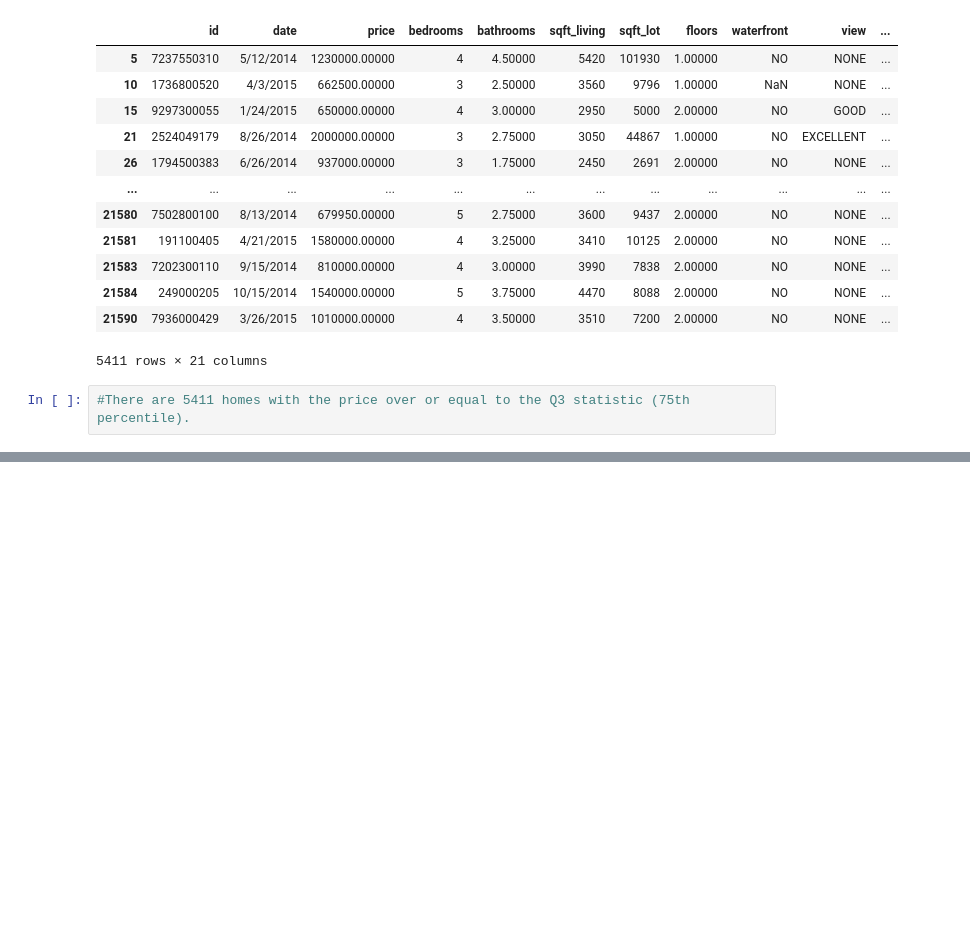
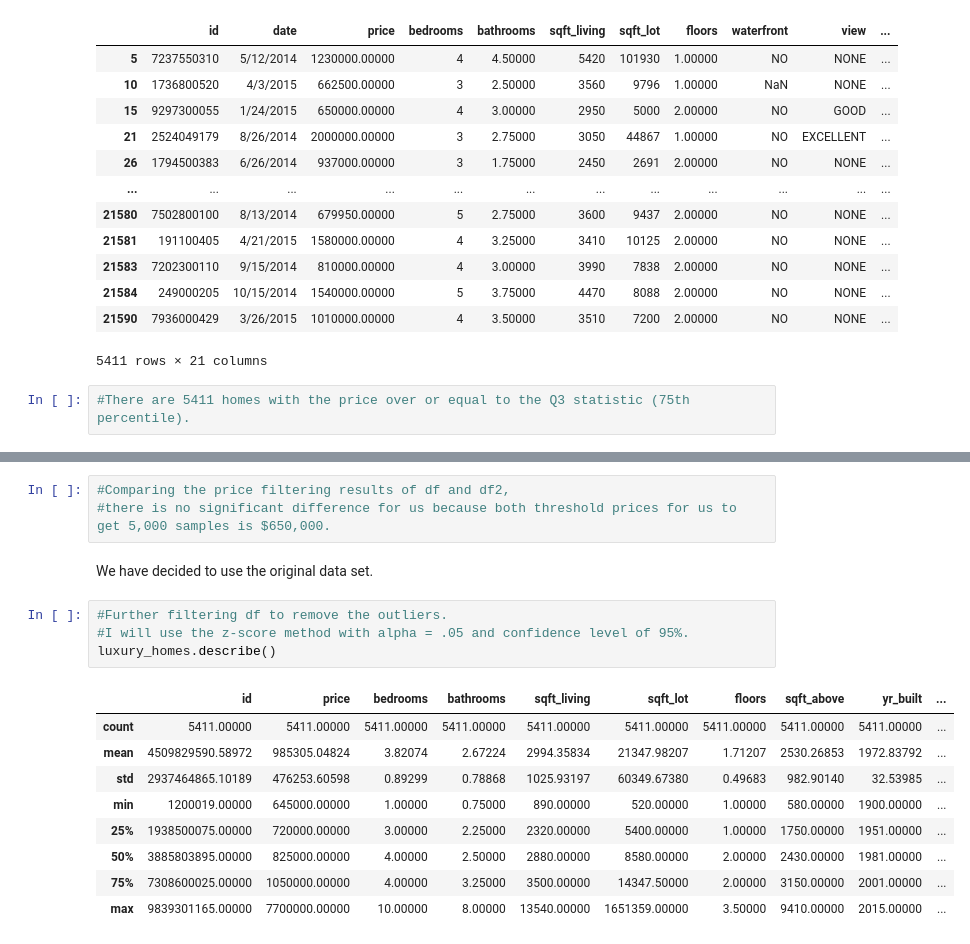
Before and after one commit to henryshin15/king_county_real_estate, a Jupyter notebook: Data_Filtering_Notebook.ipynb, the cells around one changed output, grey strips where cells are left out. Saved outputs shown, nothing was run; the diff lists cells and outputs as text; blank space fills up the shorter version.

```diff
--- a/Data_Filtering_Notebook.ipynb
+++ b/Data_Filtering_Notebook.ipynb
@@ -88,0 +132,19 @@ ax.set_title("Distribution of price");
+# %%
+#Comparing the price filtering results of df and df2,
+#there is no significant difference for us because both threshold prices for us to get 5,000 samples is $650,000.
+# %% [markdown]
+We have decided to use the original data set.
+# %%
+#Further filtering df to remove the outliers.
+#I will use the z-score method with alpha = .05 and confidence level of 95%.
+luxury_homes.describe()
+# %% [output]
+|  | id | price | bedrooms | bathrooms | sqft_living | sqft_lot | floors | sqft_above | yr_built | ... |
+| count | 5411.00000 | 5411.00000 | 5411.00000 | 5411.00000 | 5411.00000 | 5411.00000 | 5411.00000 | 5411.00000 | 5411.00000 | ... |
+| mean | 4509829590.58972 | 985305.04824 | 3.82074 | 2.67224 | 2994.35834 | 21347.98207 | 1.71207 | 2530.26853 | 1972.83792 | ... |
+| std | 2937464865.10189 | 476253.60598 | 0.89299 | 0.78868 | 1025.93197 | 60349.67380 | 0.49683 | 982.90140 | 32.53985 | ... |
+| min | 1200019.00000 | 645000.00000 | 1.00000 | 0.75000 | 890.00000 | 520.00000 | 1.00000 | 580.00000 | 1900.00000 | ... |
+| 25% | 1938500075.00000 | 720000.00000 | 3.00000 | 2.25000 | 2320.00000 | 5400.00000 | 1.00000 | 1750.00000 | 1951.00000 | ... |
+| 50% | 3885803895.00000 | 825000.00000 | 4.00000 | 2.50000 | 2880.00000 | 8580.00000 | 2.00000 | 2430.00000 | 1981.00000 | ... |
+| 75% | 7308600025.00000 | 1050000.00000 | 4.00000 | 3.25000 | 3500.00000 | 14347.50000 | 2.00000 | 3150.00000 | 2001.00000 | ... |
+| max | 9839301165.00000 | 7700000.00000 | 10.00000 | 8.00000 | 13540.00000 | 1651359.00000 | 3.50000 | 9410.00000 | 2015.00000 | ... |
```
Also changed, not shown: parts of 15 cells of this notebook.
